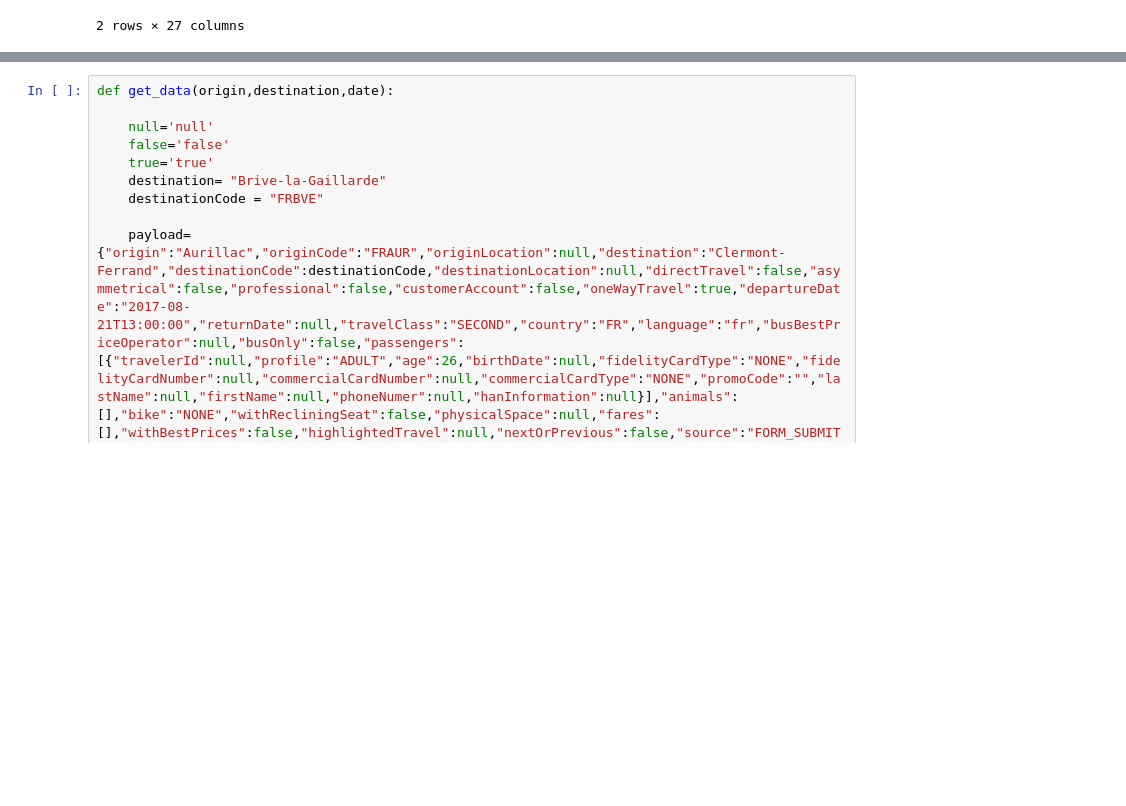
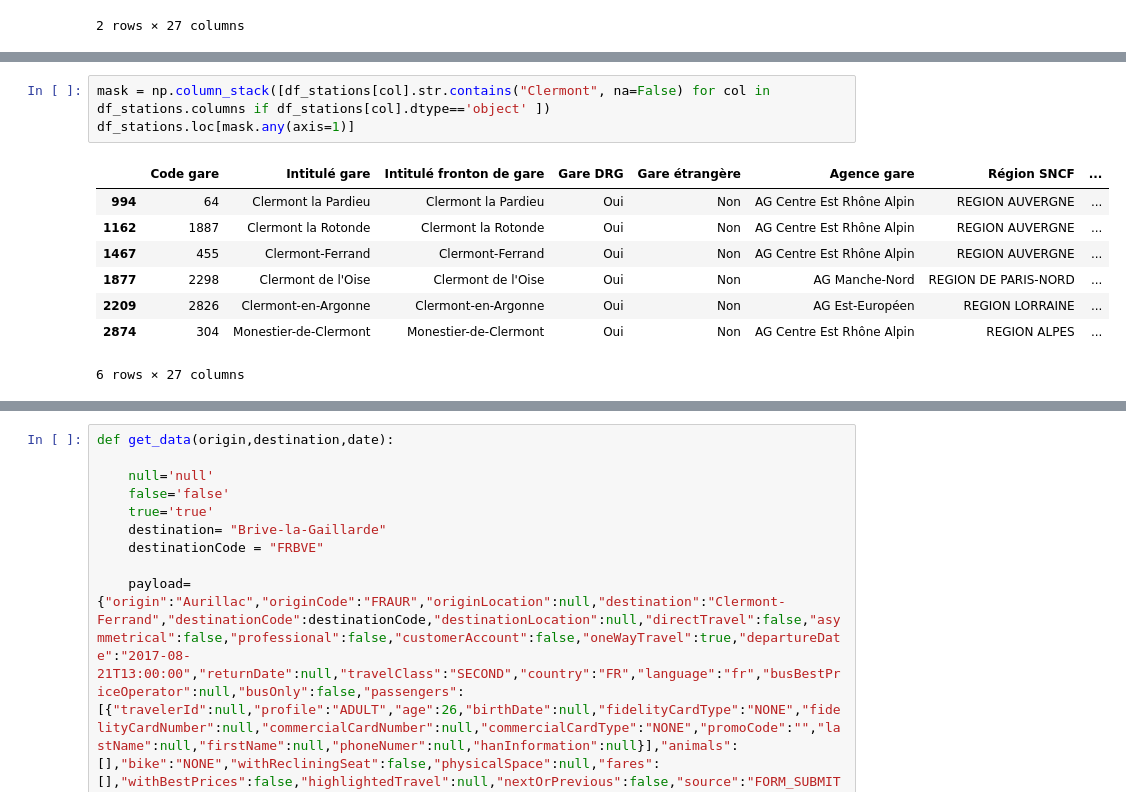
Before and after one commit to clementlefevre/RailScanner, a Jupyter notebook: RailScanner.ipynb, the cells around one changed output, grey strips where cells are left out. Saved outputs shown, nothing was run; the diff lists cells and outputs as text; blank space fills up the shorter version.

```diff
--- a/RailScanner.ipynb
+++ b/RailScanner.ipynb
@@ -17,0 +41,12 @@ df_stations[df_stations['Intitulé gare'].str.contains('(?i)Ferrand')]
+# %%
+mask = np.column_stack([df_stations[col].str.contains("Clermont", na=False) for col in df_stations.columns if df_stations[col].dtype=='object' ])
+df_stations.loc[mask.any(axis=1)]
+# %% [output]
+|  | Code gare | Intitulé gare | Intitulé fronton de gare | Gare DRG | Gare étrangère | Agence gare | Région SNCF | ... |
+| 994 | 64 | Clermont la Pardieu | Clermont la Pardieu | Oui | Non | AG Centre Est Rhône Alpin | REGION AUVERGNE | ... |
+| 1162 | 1887 | Clermont la Rotonde | Clermont la Rotonde | Oui | Non | AG Centre Est Rhône Alpin | REGION AUVERGNE | ... |
+| 1467 | 455 | Clermont-Ferrand | Clermont-Ferrand | Oui | Non | AG Centre Est Rhône Alpin | REGION AUVERGNE | ... |
+| 1877 | 2298 | Clermont de l'Oise | Clermont de l'Oise | Oui | Non | AG Manche-Nord | REGION DE PARIS-NORD | ... |
+| 2209 | 2826 | Clermont-en-Argonne | Clermont-en-Argonne | Oui | Non | AG Est-Européen | REGION LORRAINE | ... |
+| 2874 | 304 | Monestier-de-Clermont | Monestier-de-Clermont | Oui | Non | AG Centre Est Rhône Alpin | REGION ALPES | ... |
+6 rows × 27 columns
```
Also changed, not shown: parts of 3 cells of this notebook, 3 other files.
